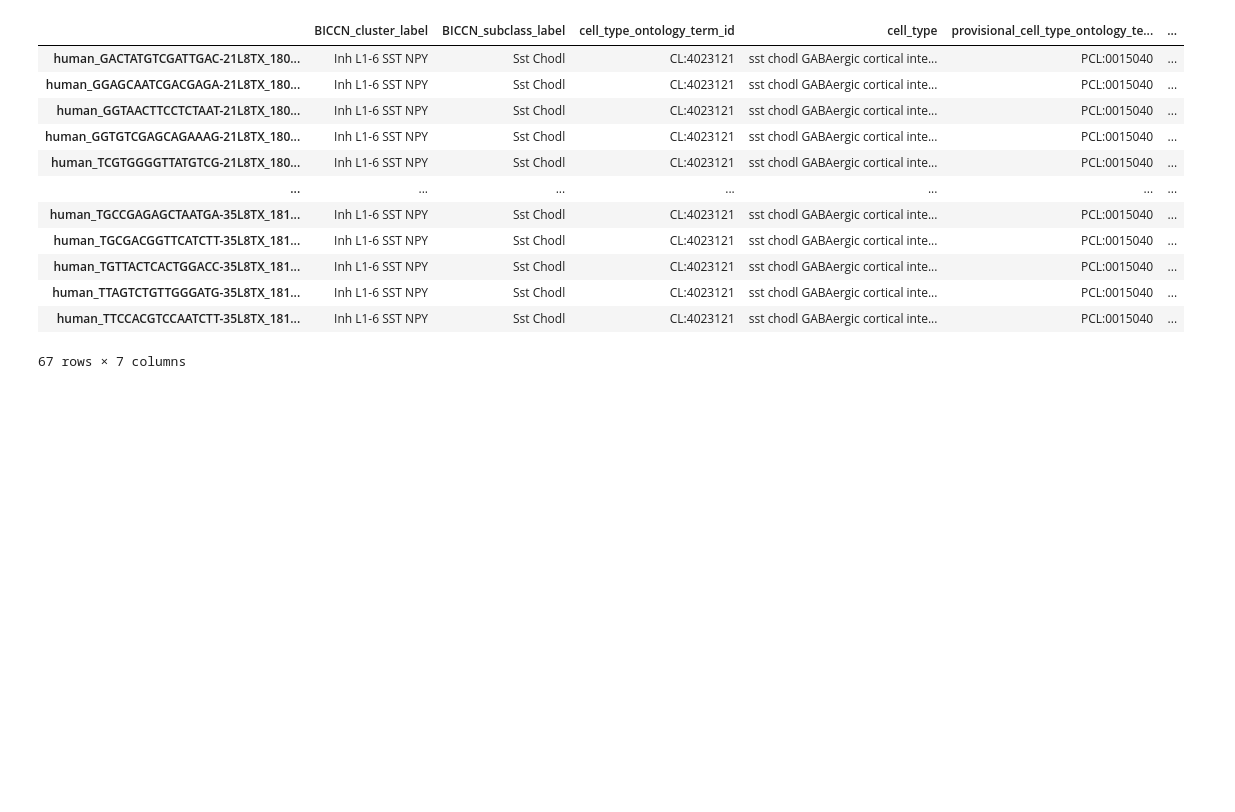
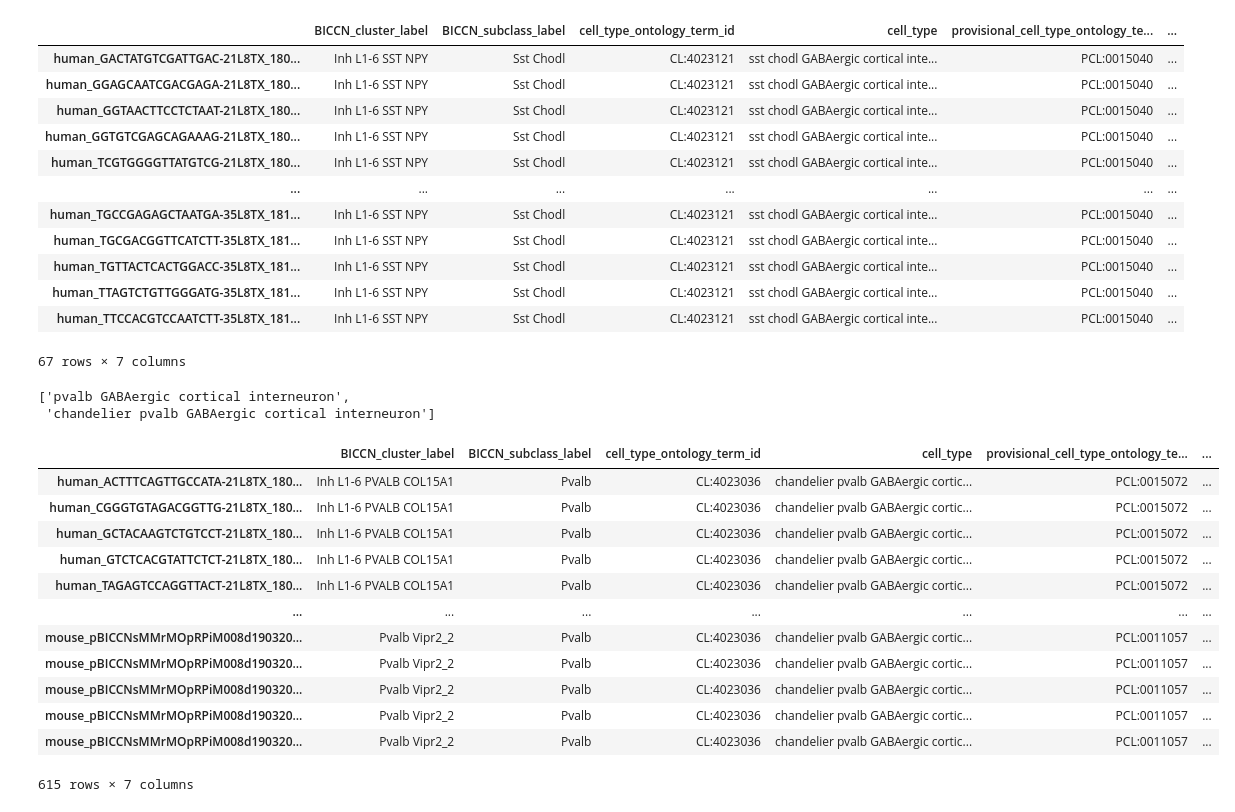
Before and after one commit to hkir-dev/h5ad-annotation, a Jupyter notebook: BDSO-multi-species-correlation.ipynb, the cells around one changed output. Drawn from its saved outputs; the diff is of its cells as text; code cells hidden in the pictures; blank space fills up the shorter version.

Commit message:
curation based cl mapping added

```diff
--- a/BDSO-multi-species-correlation.ipynb
+++ b/BDSO-multi-species-correlation.ipynb
@@ -492,3 +505,39 @@ def add_ontology_annotations(row):
+# %%
+def add_ontology_annotations_based_on_mappings(row, mapping):
+    cl_id = row.cell_type_ontology_term_id
+    cl_label = row.cell_type
+    BICCIN_label = row.BICCN_subclass_label
+    pcl_id = ""
+    pcl_label = ""
+    pcl_symbol = ""
+    # search barcode in the inverse table and get related accession_ids (0 or 1 result)
+    if row.name in accession_to_sample.index:
+        samples = accession_to_sample.loc[row.name]
+        links = samples[samples["type"].str.contains("Cell Type")].accession_id.unique().tolist()
+        if links:
+            accession_id = links[0]
+            pcl_id = str(pcl_mapping[accession_id]["pcl_id"]).replace("http://purl.obolibrary.org/obo/PCL_", "PCL:")
+            pcl_label = str(pcl_mapping[accession_id]["pcl_label"]).strip()
+            pcl_symbol = str(pcl_mapping[accession_id]["pcl_symbol"]).strip()
+
+            if BICCIN_label == "Pvalb":
+                min_child_count = 999999
+                cl_parent = dict()
+                for cl_candidate in pcl_mapping[accession_id]["parent_candidates"]:
+                    if cl_child_counts[cl_candidate["cl_id"]] < min_child_count:
+                        cl_parent = cl_candidate
+                        min_child_count = cl_child_counts[cl_candidate["cl_id"]]
+                # keep chandelier annotations as an example, overwrite all others
+                if str(cl_parent["cl_label"]).strip() == 'chandelier pvalb GABAergic cortical interneuron':
+                    cl_id = str(cl_parent["cl_id"]).replace("http://purl.obolibrary.org/obo/CL_", "CL:")
+                    cl_label = str(cl_parent["cl_label"]).strip()
+                else:
+                    cl_id = mapping[BICCIN_label]["id"]
+                    cl_label = mapping[BICCIN_label]["name"]
+            else:
+                cl_id = mapping[BICCIN_label]["id"]
+                cl_label = mapping[BICCIN_label]["name"]
+    return cl_id, cl_label, pcl_id, pcl_label, pcl_symbol
 # %%
 annotations = ann_data_excitory.obs.apply(lambda row: add_ontology_annotations(row), axis=1, result_type="expand")
 ann_data_excitory.obs[["cell_type_ontology_term_id", "cell_type", "provisional_cell_type_ontology_term_id", "provisional_cell_type_name", "provisional_cell_type"]] = annotations
@@ -504,7 +553,7 @@ ann_data_excitory.obs.head(5)
 | human_AAAGGTAAGGGCGAGA-21L8TX_180... | 16732.0 | 4604 | H18.30.001 | Exc L3-5 RORB LNX2 | 90 | #01d9d5 | ... |
 5 rows × 37 columns
 # %%
-annotations = ann_data_inhibitory.obs.apply(lambda row: add_ontology_annotations(row), axis=1, result_type="expand")
+annotations = ann_data_inhibitory.obs.apply(lambda row: add_ontology_annotations_based_on_mappings(row, inhibitory_CL_mapping), axis=1, result_type="expand")
 ann_data_inhibitory.obs[["cell_type_ontology_term_id", "cell_type", "provisional_cell_type_ontology_term_id", "provisional_cell_type_name", "provisional_cell_type"]] = annotations
 ad.AnnData.write_h5ad(ann_data_inhibitory, "h5ad-out/evolution-of-cellular-diversity-inhibitory-cellxgene.h5ad", compression="gzip")
 
@@ -711,3 +755,24 @@ test_obs[test_obs.provisional_cell_type_ontology_term_id == "PCL:0015040"][["BIC
 | human_TTAGTCTGTTGGGATG-35L8TX_181... | Inh L1-6 SST NPY | Sst Chodl | CL:4023121 | sst chodl GABAergic cortical inte... | PCL:0015040 | ... |
 | human_TTCCACGTCCAATCTT-35L8TX_181... | Inh L1-6 SST NPY | Sst Chodl | CL:4023121 | sst chodl GABAergic cortical inte... | PCL:0015040 | ... |
 67 rows × 7 columns
+# %%
+test_obs[test_obs.BICCN_subclass_label == "Pvalb"].cell_type.unique().tolist()
+# %% [output]
+['pvalb GABAergic cortical interneuron',
+ 'chandelier pvalb GABAergic cortical interneuron']
+# %%
+test_obs[(test_obs.BICCN_subclass_label == "Pvalb") & (test_obs.cell_type == "chandelier pvalb GABAergic cortical interneuron")][["BICCN_cluster_label", "BICCN_subclass_label", "cell_type_ontology_term_id", "cell_type", "provisional_cell_type_ontology_term_id", "provisional_cell_type_name", "provisional_cell_type"]]
+# %% [output]
+|  | BICCN_cluster_label | BICCN_subclass_label | cell_type_ontology_term_id | cell_type | provisional_cell_type_ontology_te... | ... |
+| human_ACTTTCAGTTGCCATA-21L8TX_180... | Inh L1-6 PVALB COL15A1 | Pvalb | CL:4023036 | chandelier pvalb GABAergic cortic... | PCL:0015072 | ... |
+| human_CGGGTGTAGACGGTTG-21L8TX_180... | Inh L1-6 PVALB COL15A1 | Pvalb | CL:4023036 | chandelier pvalb GABAergic cortic... | PCL:0015072 | ... |
+| human_GCTACAAGTCTGTCCT-21L8TX_180... | Inh L1-6 PVALB COL15A1 | Pvalb | CL:4023036 | chandelier pvalb GABAergic cortic... | PCL:0015072 | ... |
+| human_GTCTCACGTATTCTCT-21L8TX_180... | Inh L1-6 PVALB COL15A1 | Pvalb | CL:4023036 | chandelier pvalb GABAergic cortic... | PCL:0015072 | ... |
+| human_TAGAGTCCAGGTTACT-21L8TX_180... | Inh L1-6 PVALB COL15A1 | Pvalb | CL:4023036 | chandelier pvalb GABAergic cortic... | PCL:0015072 | ... |
+| ... | ... | ... | ... | ... | ... | ... |
+| mouse_pBICCNsMMrMOpRPiM008d190320... | Pvalb Vipr2_2 | Pvalb | CL:4023036 | chandelier pvalb GABAergic cortic... | PCL:0011057 | ... |
+| mouse_pBICCNsMMrMOpRPiM008d190320... | Pvalb Vipr2_2 | Pvalb | CL:4023036 | chandelier pvalb GABAergic cortic... | PCL:0011057 | ... |
+| mouse_pBICCNsMMrMOpRPiM008d190320... | Pvalb Vipr2_2 | Pvalb | CL:4023036 | chandelier pvalb GABAergic cortic... | PCL:0011057 | ... |
+| mouse_pBICCNsMMrMOpRPiM008d190320... | Pvalb Vipr2_2 | Pvalb | CL:4023036 | chandelier pvalb GABAergic cortic... | PCL:0011057 | ... |
+| mouse_pBICCNsMMrMOpRPiM008d190320... | Pvalb Vipr2_2 | Pvalb | CL:4023036 | chandelier pvalb GABAergic cortic... | PCL:0011057 | ... |
+615 rows × 7 columns
```
Also changed, not shown: parts of 8 cells of this notebook.
